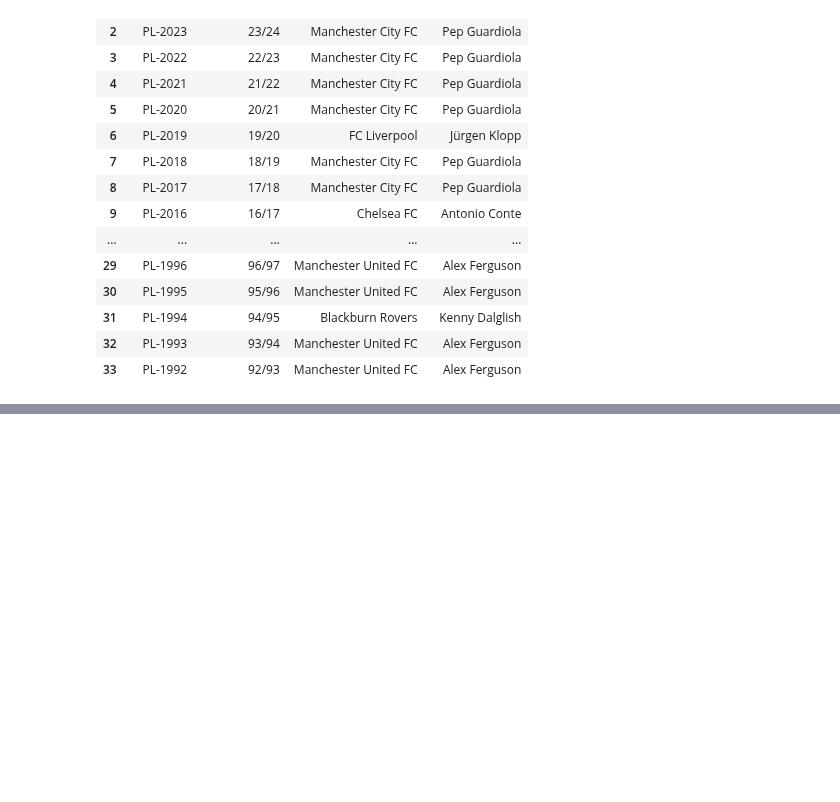
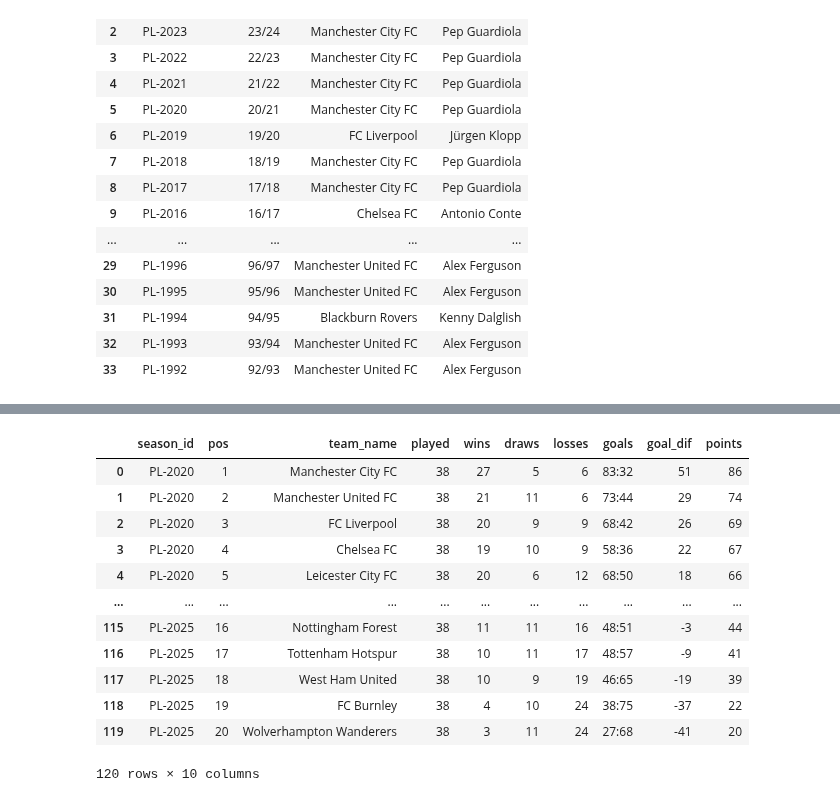
Before and after one commit to DaviGriebler/transfermarkt_scraping, a Jupyter notebook: testing scripts/oop_scraping_scripts.ipynb, the cells around one changed output, grey strips where cells are left out. Cells and saved outputs as stored; diff of their text form; code cells hidden in the pictures; blank space fills up the shorter version.

Commit message:
add get_table into oop testing scripts

```diff
--- a/testing scripts/oop_scraping_scripts.ipynb
+++ b/testing scripts/oop_scraping_scripts.ipynb
@@ -446,0 +451,59 @@ display(df_premier_titles)
+# %%
+def get_table(headers, league, n_season):
+    final_placement = []
+
+    url = f'https://www.transfermarkt.com.br/{league}/tabelle/wettbewerb/GB1/saison_id/{n_season}'
+    response = requests.get(url, headers=headers)
+    soup = BeautifulSoup(response.content, "lxml")
+
+    all_info = soup.find_all('tbody')
+    info = all_info[1].find_all('tr')
+
+    season_key = f'PL-{n_season}'
+
+    for i,row in enumerate(info):
+        temp = []
+
+        temp.append(season_key)
+
+        position = i+1
+        team = row.find('a').get('title')
+        data_info = row.find_all('td', {'class':'zentriert'})
+
+        temp.append(position)
+        temp.append(team)
+
+        for i, item in enumerate(data_info):
+            if i == 0: continue
+            temp.append(item.string)
+
+        final_placement.append(temp)
+
+    final_placement.insert(0,['season_id', 'pos','team_name','played','wins','draws','losses','goals','goal_dif','points'])
+    return final_placement
+# %%
+premier_table = []
+head = []
+
+for season in range(2020,2026):
+    temp = get_table(headers,'premier-league',season)
+    head = temp [0]
+    premier_table += temp[1:]
+premier_table.insert(0,head)
+
+df_premier_table = pd.DataFrame(premier_table[1:],columns=premier_table[0])
+display(df_premier_table)
+# %% [output]
+|  | season_id | pos | team_name | played | wins | draws | losses | goals | goal_dif | points |
+| 0 | PL-2020 | 1 | Manchester City FC | 38 | 27 | 5 | 6 | 83:32 | 51 | 86 |
+| 1 | PL-2020 | 2 | Manchester United FC | 38 | 21 | 11 | 6 | 73:44 | 29 | 74 |
+| 2 | PL-2020 | 3 | FC Liverpool | 38 | 20 | 9 | 9 | 68:42 | 26 | 69 |
+| 3 | PL-2020 | 4 | Chelsea FC | 38 | 19 | 10 | 9 | 58:36 | 22 | 67 |
+| 4 | PL-2020 | 5 | Leicester City FC | 38 | 20 | 6 | 12 | 68:50 | 18 | 66 |
+| ... | ... | ... | ... | ... | ... | ... | ... | ... | ... | ... |
+| 115 | PL-2025 | 16 | Nottingham Forest | 38 | 11 | 11 | 16 | 48:51 | -3 | 44 |
+| 116 | PL-2025 | 17 | Tottenham Hotspur | 38 | 10 | 11 | 17 | 48:57 | -9 | 41 |
+| 117 | PL-2025 | 18 | West Ham United | 38 | 10 | 9 | 19 | 46:65 | -19 | 39 |
+| 118 | PL-2025 | 19 | FC Burnley | 38 | 4 | 10 | 24 | 38:75 | -37 | 22 |
+| 119 | PL-2025 | 20 | Wolverhampton Wanderers | 38 | 3 | 11 | 24 | 27:68 | -41 | 20 |
+120 rows × 10 columns
```
Also changed, not shown: parts of 1 cell of this notebook.
